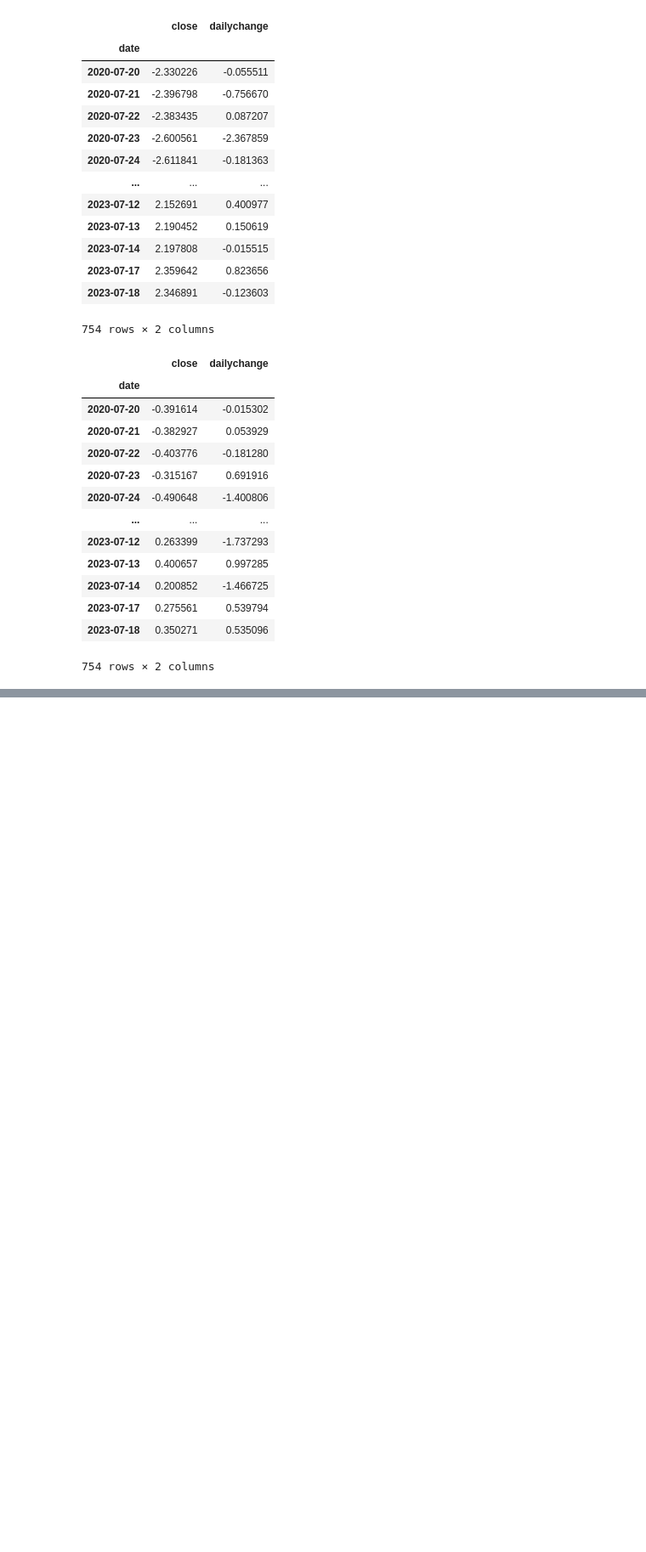
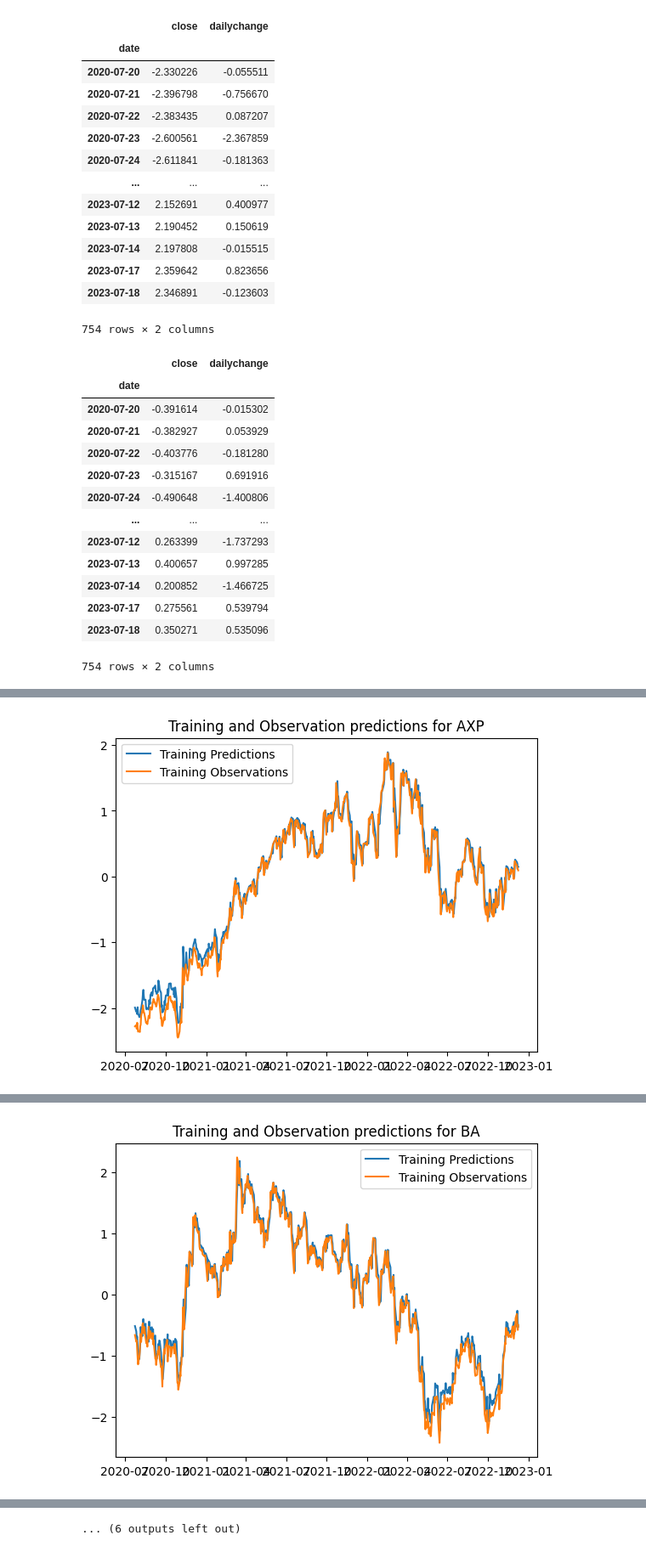
Before and after one commit to miladziekanowska/stock-market-forecast-project, a Jupyter notebook: modeling.ipynb, the cells around one changed output, grey strips where cells are left out. Shown at 85% size. Drawn from its saved outputs; the diff is of its cells as text; code cells hidden in the pictures; blank space fills up the shorter version.

Commit message:
modeling continued

```diff
--- a/modeling.ipynb
+++ b/modeling.ipynb
@@ -98,15 +114,15 @@ for key in cluster_0.keys():
 daily_change = {}
 for key in cluster_0.keys():
     daily_change[key] = cluster_0[key]['dailychange']
+# %%
+def window_data(data, n):
+    windowed_data = pd.DataFrame()
+    for i in range(n, 0, -1):
+        windowed_data[f'Target-{i}'] = data.shift(i)
+    windowed_data['Target'] = data
+    return windowed_data.dropna()
 # %%
-window = 4
+windowed_data = {}
 
-X = {}
-Y = {}
-
-for key in closing.keys():
-    X[key] = []
-    Y[key] = []
-    for i in range(window, len(closing[key])):
-        X[key].append(closing[key][i-window:i])
-        Y[key].append(closing[key][i])
+for key, df in closing.items():
+    windowed_data[key] = window_data(df, 4)
@@ -113,3 +146,10 @@ for key in closing.keys():
+# %%
+X = {}
+Y = {}
+
+for key, df in windowed_data.items():
+    Y[key] = df.pop('Target')
+    X[key] = df
 # %%
 q_80 = int(len(X['CSCO']) * .8)
 q_99 = int(len(X['CSCO']) * .99)
@@ -123,4 +163,5 @@ for key in X.keys():
 for key in Y.keys():
     Y_train[key], Y_val[key], Y_test[key] = Y[key][:q_80], Y[key][q_80:q_99], Y[key][q_99:]
 # %%
+X = np.reshape(X, (X.shape[0], X_train.shape[1], 1))
 # %% [output]
@@ -159,0 +228,11 @@ ValueError: Failed to find data adapter that can handle input: (<class 'list'> c
+# %%
+import matplotlib.pyplot as plt
+
+for key in X.keys():
+    train_predictions = model.predict(X_train[key]).flatten()
+    plt.plot(X_train[key].index, train_predictions)
+    plt.plot(X_train[key].index, Y_train[key])
+    plt.legend(['Training Predictions', 'Training Observations'])
+    plt.title(f'Training and Observation predictions for {key}')
+    plt.show()
+# %% [output]
@@ -159,0 +240 @@ ValueError: Failed to find data adapter that can handle input: (<class 'list'> c
+[figure, added]
@@ -159,0 +242 @@ ValueError: Failed to find data adapter that can handle input: (<class 'list'> c
+[figure, added]
@@ -159,0 +251 @@ ValueError: Failed to find data adapter that can handle input: (<class 'list'> c
+... (6 outputs left out)
```
Also changed, not shown: parts of 7 cells of this notebook.
